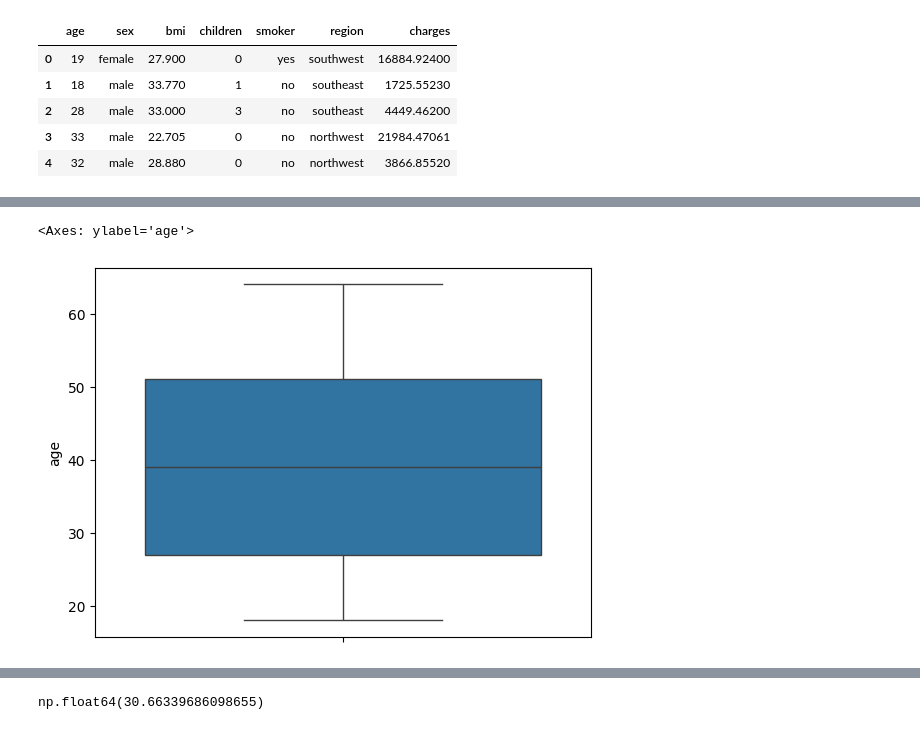
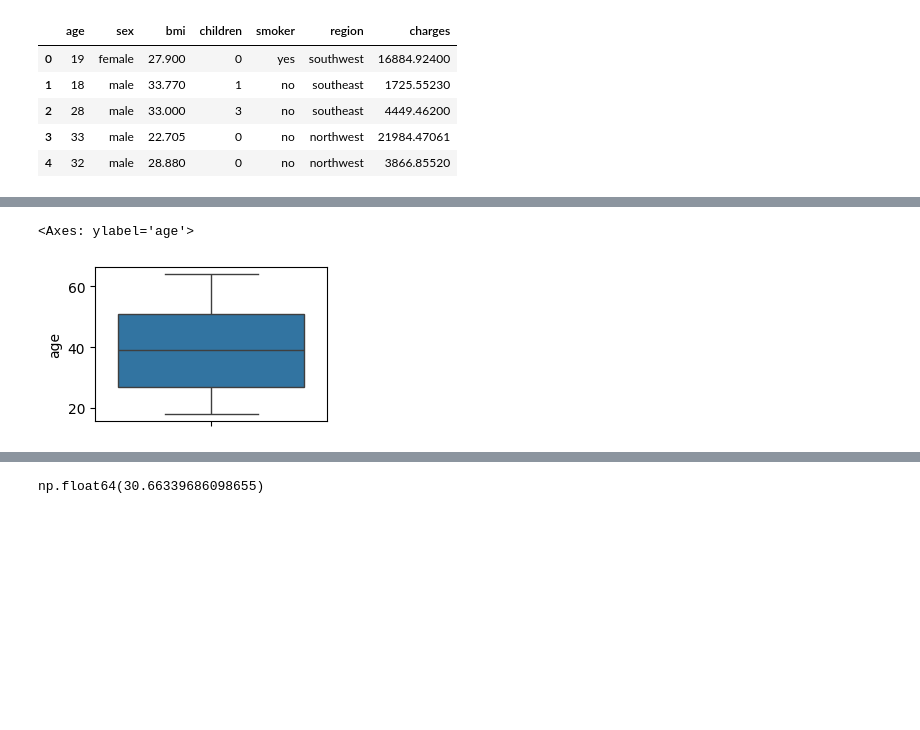
Before and after one commit to Md-Maruf-1727/Statistics, a Jupyter notebook: Outlier removing/outlier_Re_from_insurance.ipynb, the cells around one changed output, grey strips where cells are left out. Cells and saved outputs as stored; diff of their text form; code cells hidden in the pictures; blank space fills up the shorter version.

```diff
--- a/Outlier removing/outlier_Re_from_insurance.ipynb
+++ b/Outlier removing/outlier_Re_from_insurance.ipynb
@@ -19,6 +21,7 @@ sns.histplot(df['age'], kde=True)
 # %%
+plt.figure(figsize=(3,2))
 sns.boxplot(df['age'])
 # %% [output]
 <Axes: ylabel='age'>
-[figure, old version]
+[figure, new version]
 # %%
```
Also changed, not shown: parts of 38 cells of this notebook.
